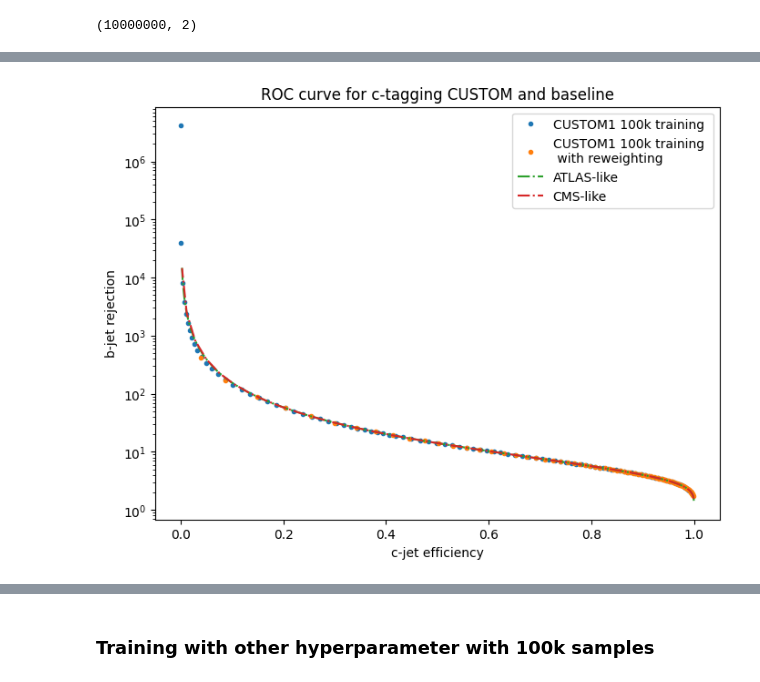
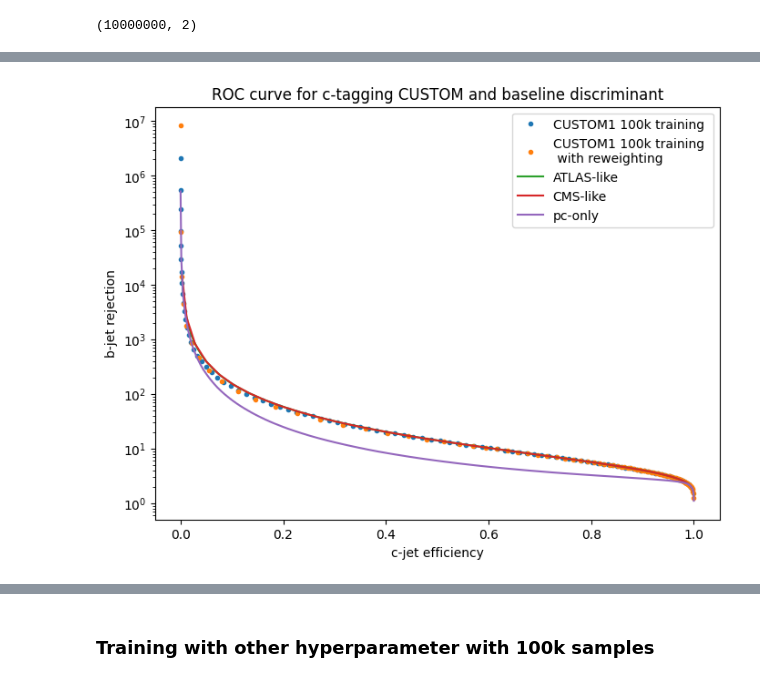
Before and after one commit to hairlessdevil/custom, a Jupyter notebook: custom_proto.ipynb, the cells around one changed output, grey strips where cells are left out. Cells and saved outputs as stored; diff of their text form; code cells hidden in the pictures.

```diff
--- a/custom_proto.ipynb
+++ b/custom_proto.ipynb
@@ -218,7 +219,7 @@ exponentially decaying learning rate with gamma = 0.9 <br>
 # %%
 #prepare training dataset
 torch.manual_seed(114514)
-X_train, y_train = X_train_full[110000:120000, :], y_train_full[110000:120000]
+X_train, y_train = X_train_full[:10000, :], y_train_full[:10000]
 
 dataset_train = torch.utils.data.TensorDataset(torch.from_numpy(X_train), torch.from_numpy(y_train))
 dataset_vali = torch.utils.data.TensorDataset(torch.from_numpy(X_vali), torch.from_numpy(y_vali))
@@ -804,7 +841,7 @@ c_CUSTOM1_100k = pred_label_100k[pred_label_100k[:, 1] == 1]
 b_len, c_len = b_CUSTOM1_100k.shape[0], c_CUSTOM1_100k.shape[0]
 print(np.max(b_CUSTOM1_100k[:,0]), np.min(b_CUSTOM1_100k[:,0]), np.max(c_CUSTOM1_100k[:,0]), np.min(c_CUSTOM1_100k[:,0]))
 
-thresh_CUSTOM1_100k = np.linspace(0.01, 0.82, 100)
+thresh_CUSTOM1_100k = np.linspace(0.01, 0.89, 100)
 b_eff_CUSTOM1_100k = np.array([np.count_nonzero((b_CUSTOM1_100k[:, 0] > thresh)) for thresh in thresh_CUSTOM1_100k])/b_len
 c_eff_CUSTOM1_100k = np.array([np.count_nonzero((c_CUSTOM1_100k[:, 0] > thresh)) for thresh in thresh_CUSTOM1_100k])/c_len
 b_rej_CUSTOM1_100k = 1/b_eff_CUSTOM1_100k
@@ -815,7 +869,7 @@ b_rej_CUSTOM1_100k = 1/b_eff_CUSTOM1_100k
 # %%
 #prepare training dataset
 torch.manual_seed(114514)
-X_train, y_train = X_train_full[110000:210000, :], y_train_full[110000:210000]
+X_train, y_train = X_train_full[10000:110000, :], y_train_full[10000:110000]
 
 dataset_train = torch.utils.data.TensorDataset(torch.from_numpy(X_train), torch.from_numpy(y_train))
 dataset_vali = torch.utils.data.TensorDataset(torch.from_numpy(X_vali), torch.from_numpy(y_vali))
@@ -996,7 +1050,7 @@ c_CUSTOM1_100k_rw = pred_label_100k_rw[pred_label_100k_rw[:, 1] == 1]
 b_len, c_len = b_CUSTOM1_100k_rw.shape[0], c_CUSTOM1_100k_rw.shape[0]
 print(np.max(b_CUSTOM1_100k_rw[:,0]), np.min(b_CUSTOM1_100k_rw[:,0]), np.max(c_CUSTOM1_100k_rw[:,0]), np.min(c_CUSTOM1_100k_rw[:,0]))
 
-thresh_CUSTOM1_100k_rw = np.linspace(0.01, 0.94, 100)
+thresh_CUSTOM1_100k_rw = np.linspace(0.01, 0.98, 100)
 b_eff_CUSTOM1_100k_rw = np.array([np.count_nonzero((b_CUSTOM1_100k_rw[:, 0] > thresh)) for thresh in thresh_CUSTOM1_100k_rw])/b_len
 c_eff_CUSTOM1_100k_rw = np.array([np.count_nonzero((c_CUSTOM1_100k_rw[:, 0] > thresh)) for thresh in thresh_CUSTOM1_100k_rw])/c_len
 b_rej_CUSTOM1_100k_rw = 1/b_eff_CUSTOM1_100k_rw
@@ -1005,16 +1076,17 @@ b_rej_CUSTOM1_100k_rw = 1/b_eff_CUSTOM1_100k_rw
 # %%
 plt.figure(figsize=(8,6), dpi=100)
 plt.plot(c_eff_CUSTOM1_100k, b_rej_CUSTOM1_100k, ".", label = "CUSTOM1 100k training")
 plt.plot(c_eff_CUSTOM1_100k_rw, b_rej_CUSTOM1_100k_rw, ".", label = "CUSTOM1 100k training \n with reweighting")
 #plt.plot(c_eff_CUSTOM1_100k, b_rej_CUSTOM1_100k, ".", label = "CUSTOM1 100k training \n with reweighting")
 #plt.plot(c_eff_CUSTOM1w, b_rej_CUSTOM1w, label = "CUSTOM1 without reweighting")
-plt.plot(c_eff_ATLAS, b_rej_ATLAS, "-.",  label = "ATLAS-like")
-plt.plot(c_eff_CMS, b_rej_CMS, "-.", label = "CMS-like")
+plt.plot(c_eff_ATLAS, b_rej_ATLAS, "-",  label = "ATLAS-like")
+plt.plot(c_eff_CMS, b_rej_CMS, "-", label = "CMS-like")
+plt.plot(c_eff_pc, b_rej_pc, "-", label = "pc-only")
 plt.yscale("log", base = 10)
 plt.xlabel("c-jet efficiency")
 plt.ylabel("b-jet rejection")
-plt.title("ROC curve for c-tagging CUSTOM and baseline")
+plt.title("ROC curve for c-tagging CUSTOM and baseline discriminant")
 plt.legend()
 plt.show()
 # %% [output]
-[figure, old version]
+[figure, new version]
```
Also changed, not shown: parts of 24 cells of this notebook.
